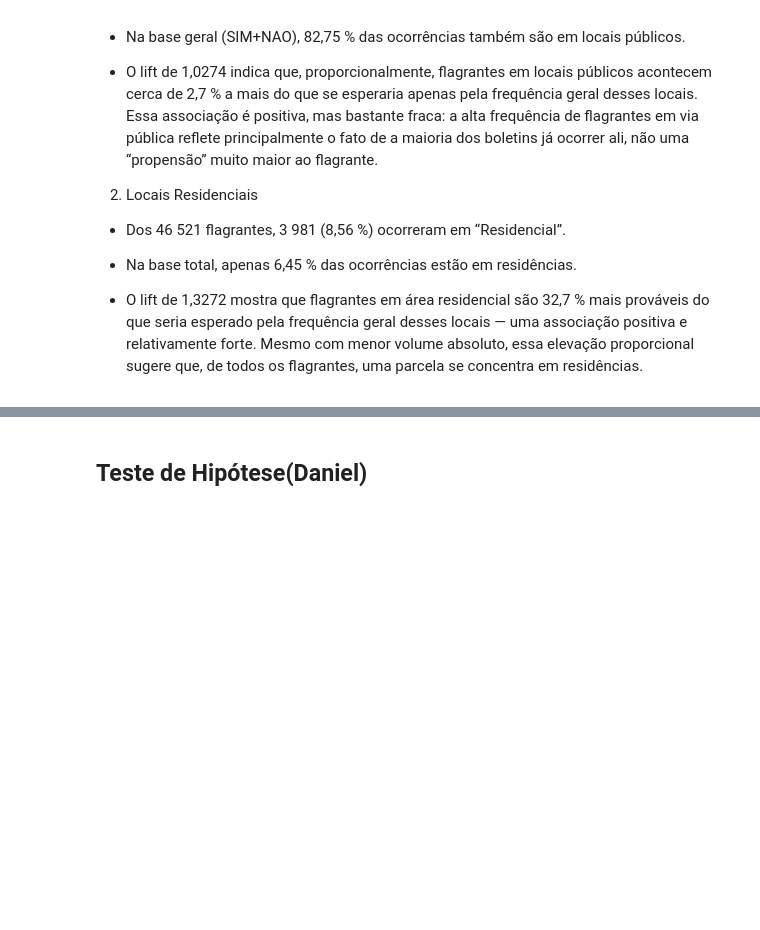
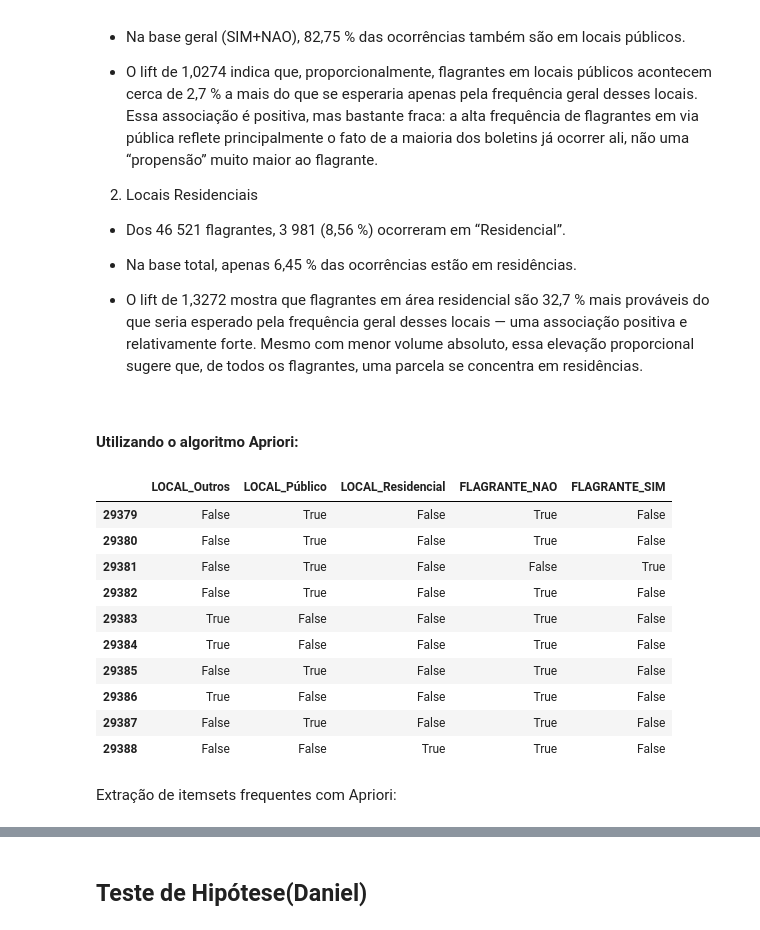
Before and after one commit to itsnalu/Projeto_CCF425, a Jupyter notebook: Projeto_Dados.ipynb, the cells around one changed output, grey strips where cells are left out. Drawn from its saved outputs; the diff is of its cells as text; code cells hidden in the pictures; blank space fills up the shorter version.

```diff
--- a/Projeto_Dados.ipynb
+++ b/Projeto_Dados.ipynb
@@ -3202,3 +3022,29 @@ Com base nos resultados, é possível concluir que:
 - Na base total, apenas 6,45 % das ocorrências estão em residências.
 
 - O lift de 1,3272 mostra que flagrantes em área residencial são 32,7 % mais prováveis do que seria esperado pela frequência geral desses locais — uma associação positiva e relativamente forte. Mesmo com menor volume absoluto, essa elevação proporcional sugere que, de todos os flagrantes, uma parcela se concentra em residências.
+# %% [markdown]
+#### Utilizando o algoritmo Apriori:
+# %%
+# Categorias de locais de ocorrências que houveram FLAGRANTE == SIM
+# Converte 0/1 para False/True
+df_trans = pd.get_dummies(
+    df_base[['LOCAL_CAT','FLAGRANTE']].astype(str),
+    prefix=['LOCAL','FLAGRANTE']
+).astype(bool)
+
+# Exibe as primeiras 10 linhas para conferir
+df_trans.head(10)
+# %% [output]
+|  | LOCAL_Outros | LOCAL_Público | LOCAL_Residencial | FLAGRANTE_NAO | FLAGRANTE_SIM |
+| 29379 | False | True | False | True | False |
+| 29380 | False | True | False | True | False |
+| 29381 | False | True | False | False | True |
+| 29382 | False | True | False | True | False |
+| 29383 | True | False | False | True | False |
+| 29384 | True | False | False | True | False |
+| 29385 | False | True | False | True | False |
+| 29386 | True | False | False | True | False |
+| 29387 | False | True | False | True | False |
+| 29388 | False | False | True | True | False |
+# %% [markdown]
+Extração de itemsets frequentes com Apriori:
```
Also changed, not shown: parts of 36 cells of this notebook.
